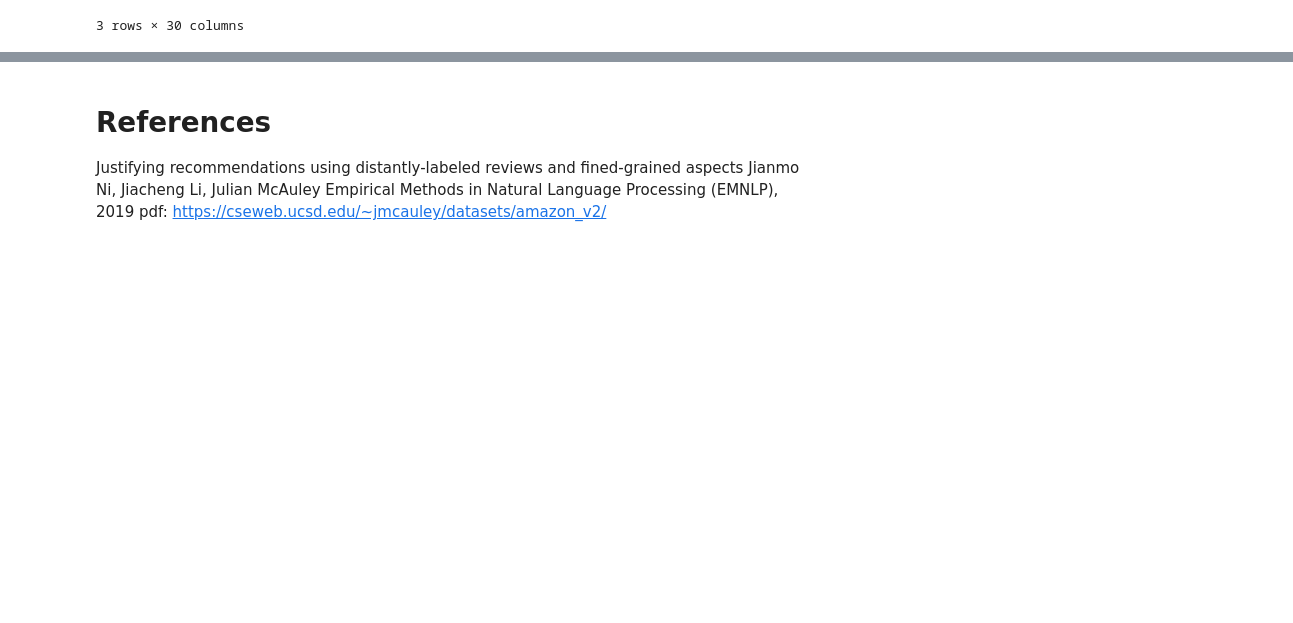
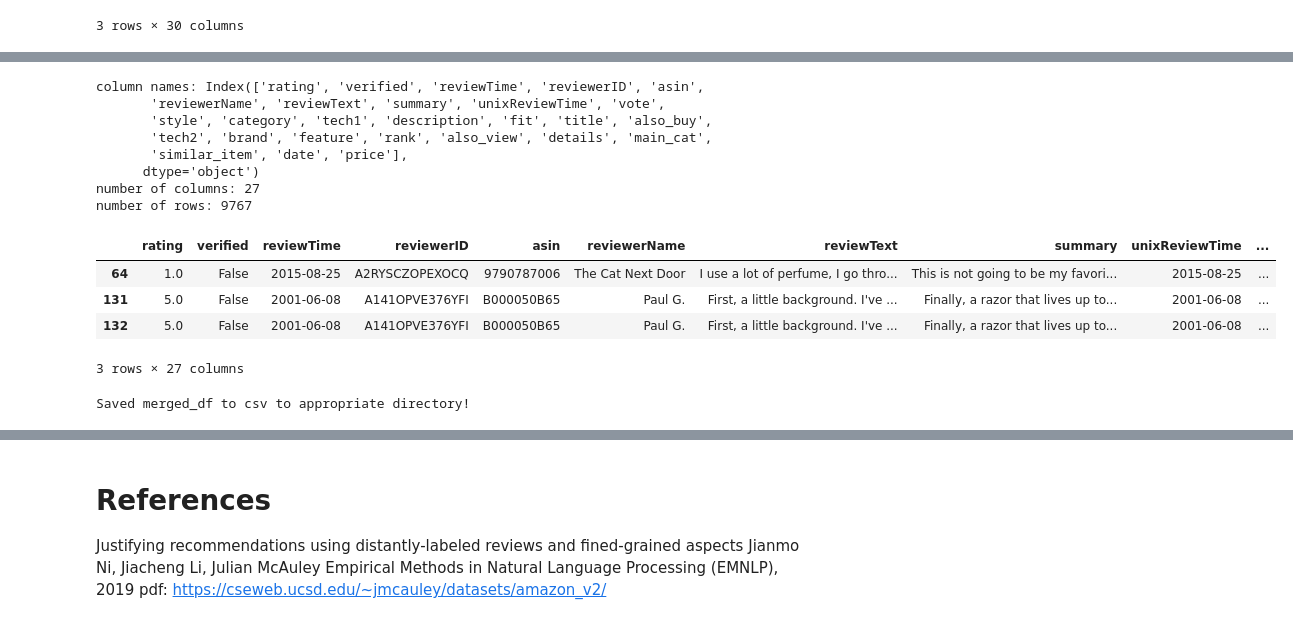
Before and after one commit to tnathu-ai/recommender-system-openAI, a Jupyter notebook: rec-sys/notebook/large_amazon_data/parse_and_clean_data.ipynb, the cells around one changed output, grey strips where cells are left out. Drawn from its saved outputs; the diff is of its cells as text; code cells hidden in the pictures; blank space fills up the shorter version.

```diff
--- a/rec-sys/notebook/large_amazon_data/parse_and_clean_data.ipynb
+++ b/rec-sys/notebook/large_amazon_data/parse_and_clean_data.ipynb
@@ -153,16 +141,3 @@ number of rows: 9767
 | 131 | 5.0 | False | 06 8, 2001 | A141OPVE376YFI | B000050B65 | Paul G. | First, a little background. I've ... | Finally, a razor that lives up to... | 991958400 | ... |
 | 132 | 5.0 | False | 06 8, 2001 | A141OPVE376YFI | B000050B65 | Paul G. | First, a little background. I've ... | Finally, a razor that lives up to... | 991958400 | ... |
 3 rows × 30 columns
-# %%
-# explode the 'categories' column
-merged_df = merged_df.explode('category')
-# explode the description column
-merged_df = merged_df.explode('description')
-
-
-# Display the number of rows, columns, and column names
-print(f"column names: {merged_df.columns}")
-print(f"number of columns: {len(merged_df.columns)}")
-
-# Print the first 3 rows
-merged_df.head(3)
@@ -183,3 +144,70 @@ number of columns: 30
+# %%
+# rename overall column to rating: rating of the product
+merged_df = merged_df.rename(columns={'overall': 'rating'})
+# Handle Missing Values
+# 'rating' is an important column
+merged_df = merged_df.dropna(subset=['rating'])
+merged_df['rating'] = merged_df['rating'].astype(float)
+
+# remove all html tags for all columns
+merged_df = merged_df.replace(to_replace='<[^>]+>', value='', regex=True)
+
+# Rank Cleanup
+merged_df['rank'] = merged_df['rank'].str.extract(r'(\d+)').astype(float)
+
+# Price Formatting
+merged_df['price'] = pd.to_numeric(merged_df['price'].str.replace('$', '', regex=False), errors='coerce')
+
+# Date Formatting
+merged_df['reviewTime'] = pd.to_datetime(merged_df['reviewTime'])
+merged_df['unixReviewTime'] = pd.to_datetime(merged_df['unixReviewTime'], unit='s')
+
+# Convert Boolean
+merged_df['verified'] = merged_df['verified'].astype(bool)
+
+# Parse JSON or Nested Fields
+def parse_json_or_list(column):
+    try:
+        return json.loads(column.replace("'", "\""))
+    except:
+        return column
+
+json_columns = ['style', 'feature', 'also_buy', 'also_view']
+for col in json_columns:
+    merged_df[col] = merged_df[col].apply(parse_json_or_list)
+
+# Handle URLs and Image Links from items, and image from users
+merged_df = merged_df.drop(columns=['imageURL', 'imageURLHighRes', 'image'])
+
+# # Remove Duplicate Rows
+# merged_df = merged_df.drop_duplicates()
+
+# number of rows and columns and column names
+print(f"column names: {merged_df.columns}")
+print(f"number of columns: {len(merged_df.columns)}")
+print(f"number of rows: {len(merged_df)}")
+# print first 3 rows
+merged_df.head(3)
+# %% [output]
+column names: Index(['rating', 'verified', 'reviewTime', 'reviewerID', 'asin',
+       'reviewerName', 'reviewText', 'summary', 'unixReviewTime', 'vote',
+       'style', 'category', 'tech1', 'description', 'fit', 'title', 'also_buy',
+       'tech2', 'brand', 'feature', 'rank', 'also_view', 'details', 'main_cat',
+       'similar_item', 'date', 'price'],
+      dtype='object')
+number of columns: 27
+number of rows: 9767
+|  | rating | verified | reviewTime | reviewerID | asin | reviewerName | reviewText | summary | unixReviewTime | ... |
+| 64 | 1.0 | False | 2015-08-25 | A2RYSCZOPEXOCQ | 9790787006 | The Cat Next Door | I use a lot of perfume, I go thro... | This is not going to be my favori... | 2015-08-25 | ... |
+| 131 | 5.0 | False | 2001-06-08 | A141OPVE376YFI | B000050B65 | Paul G. | First, a little background. I've ... | Finally, a razor that lives up to... | 2001-06-08 | ... |
+| 132 | 5.0 | False | 2001-06-08 | A141OPVE376YFI | B000050B65 | Paul G. | First, a little background. I've ... | Finally, a razor that lives up to... | 2001-06-08 | ... |
+3 rows × 27 columns
+# %%
+# Save merged_df to a CSV in the appropriate directory
+merged_df.to_csv('../../data/amazon-beauty/large_merged_data.csv', index=False)
+print('Saved merged_df to csv to appropriate directory!')
+# %% [output]
+Saved merged_df to csv to appropriate directory!
 # %%
 # explore data
 # number of unique users
```
Also changed, not shown: parts of 3 cells of this notebook, 14 other files.
